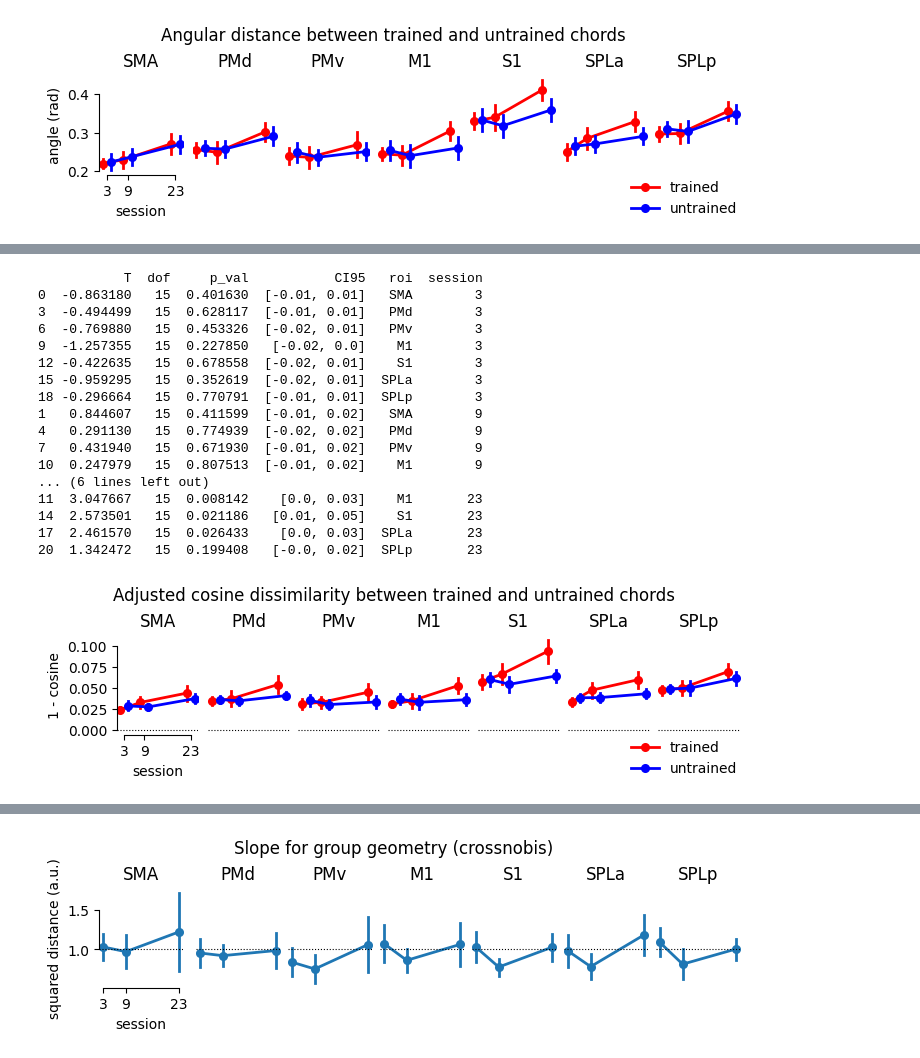
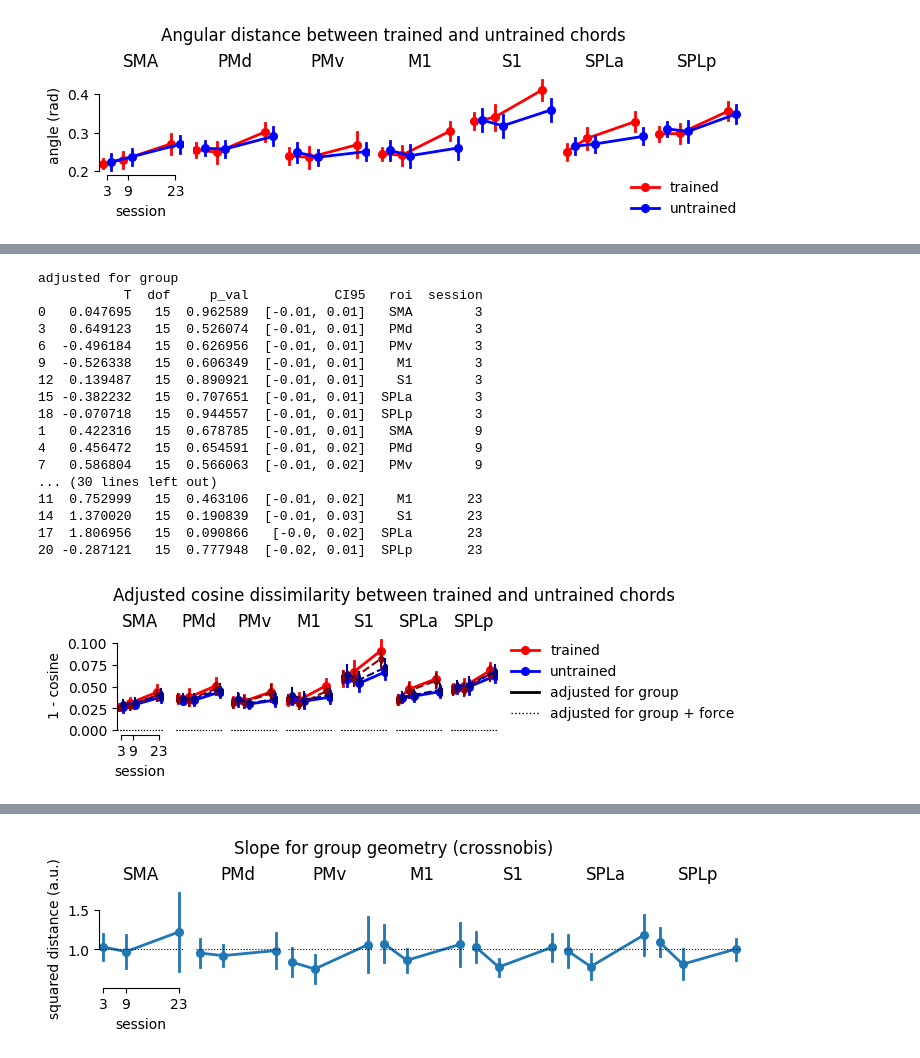
Before and after one commit to mnlmrc/EFC_learningfMRI, a Jupyter notebook: notebooks/pattern_neural.ipynb, the cells around one changed output, grey strips where cells are left out. Saved outputs shown, nothing was run; the diff lists cells and outputs as text; code cells hidden in the pictures.

```diff
--- a/notebooks/pattern_neural.ipynb
+++ b/notebooks/pattern_neural.ipynb
@@ -298,37 +301,45 @@ print(ttest[['T', 'dof', 'p_val', 'CI95', 'roi', 'session']])
 # %%
 fig, axs = plt.subplots(1, len(rois), sharey=True, sharex=True, figsize=(7, 2), constrained_layout=True)
 
-plot_im_sess(fig, axs, dist_chord_sess_ancova, rois, y='cosine', x='session', hue='chord', hue_order=hue_order, palette=palette, kind='point', estimator='mean', dodge=.4, add_zero=True)
+for a, (label, df) in enumerate(adjusted.items()):
+        plot_im_sess(fig, axs, df, rois, y='cosine', x='session', hue='chord', hue_order=hue_order, palette=palette_ancova[label], kind='point', estimator='mean', dodge=.4, add_zero=True, legend=a==0, **linestyle[label])
+
+        ttest = ttest_im_sess(df, rois, y='cosine', x='session', hue='chord', hue_order=hue_order)
+        ttest['roi'] = pd.Categorical(ttest.roi, categories=rois, ordered=True)  # ROIs in gl.rois[atlas] order
+        ttest.sort_values(by=['session', 'roi'], inplace=True)
+
+        print(f'adjusted for {label}')
+        print(ttest[['T', 'dof', 'p_val', 'CI95', 'roi', 'session']])
+
+handles, labels = axs[-1].get_legend_handles_labels()
+handles += [plt.Line2D([0], [0], color='k', **s) for s in style.values()]
+labels  += [f'adjusted for {label}' for label in style]
+axs[-1].legend([], frameon=False)
+fig.legend(handles, labels, frameon=False, loc='outside right center')
 sb.despine(ax=axs[0], trim=True)
 axs[0].set_ylabel('1 - cosine')
-axs[-1].legend([], frameon=False, loc='upper right')
-fig.legend(frameon=False, loc='lower right')
 axs[0].set_xlabel('session')
 
 fig.suptitle('Adjusted cosine dissimilarity between trained and untrained chords')
 
-ttest = ttest_im_sess(dist_chord_sess_ancova, rois, y='cosine', x='session', hue='chord', hue_order=hue_order)
-ttest['roi'] = pd.Categorical(ttest.roi, categories=rois, ordered=True)  # ROIs in gl.rois[atlas] order
-ttest.sort_values(by=['session', 'roi'], inplace=True)
-
-print(ttest[['T', 'dof', 'p_val', 'CI95', 'roi', 'session']])
+plt.show()
 # %% [output]
+adjusted for group
            T  dof     p_val           CI95   roi  session
-0  -0.863180   15  0.401630  [-0.01, 0.01]   SMA        3
-3  -0.494499   15  0.628117  [-0.01, 0.01]   PMd        3
-6  -0.769880   15  0.453326  [-0.02, 0.01]   PMv        3
-9  -1.257355   15  0.227850   [-0.02, 0.0]    M1        3
-12 -0.422635   15  0.678558  [-0.02, 0.01]    S1        3
-15 -0.959295   15  0.352619  [-0.02, 0.01]  SPLa        3
-18 -0.296664   15  0.770791  [-0.01, 0.01]  SPLp        3
-1   0.844607   15  0.411599  [-0.01, 0.02]   SMA        9
-4   0.291130   15  0.774939  [-0.02, 0.02]   PMd        9
-7   0.431940   15  0.671930  [-0.01, 0.02]   PMv        9
-10  0.247979   15  0.807513  [-0.01, 0.02]    M1        9
-... (6 lines left out)
-11  3.047667   15  0.008142    [0.0, 0.03]    M1       23
-14  2.573501   15  0.021186   [0.01, 0.05]    S1       23
-17  2.461570   15  0.026433    [0.0, 0.03]  SPLa       23
-20  1.342472   15  0.199408   [-0.0, 0.02]  SPLp       23
+0   0.047695   15  0.962589  [-0.01, 0.01]   SMA        3
+3   0.649123   15  0.526074  [-0.01, 0.01]   PMd        3
+6  -0.496184   15  0.626956  [-0.01, 0.01]   PMv        3
+9  -0.526338   15  0.606349  [-0.01, 0.01]    M1        3
+12  0.139487   15  0.890921  [-0.01, 0.01]    S1        3
+15 -0.382232   15  0.707651  [-0.01, 0.01]  SPLa        3
+18 -0.070718   15  0.944557  [-0.01, 0.01]  SPLp        3
+1   0.422316   15  0.678785  [-0.01, 0.01]   SMA        9
+4   0.456472   15  0.654591  [-0.01, 0.02]   PMd        9
+7   0.586804   15  0.566063  [-0.01, 0.02]   PMv        9
+... (30 lines left out)
+11  0.752999   15  0.463106  [-0.01, 0.02]    M1       23
+14  1.370020   15  0.190839  [-0.01, 0.03]    S1       23
+17  1.806956   15  0.090866   [-0.0, 0.02]  SPLa       23
+20 -0.287121   15  0.777948  [-0.02, 0.01]  SPLp       23
-[figure, old version]
+[figure, new version]
 # %%
```
Also changed, not shown: parts of 5 cells of this notebook, 16 other files.
